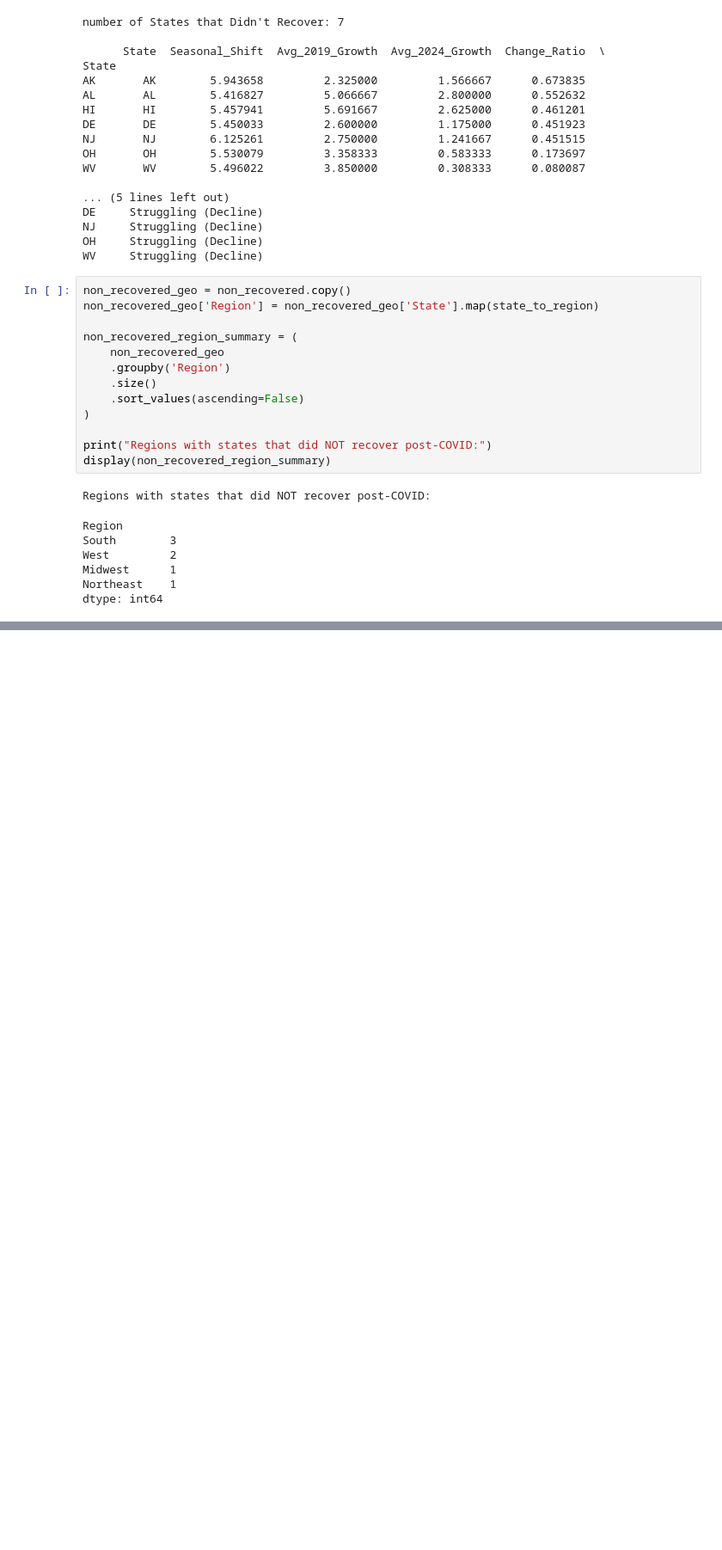
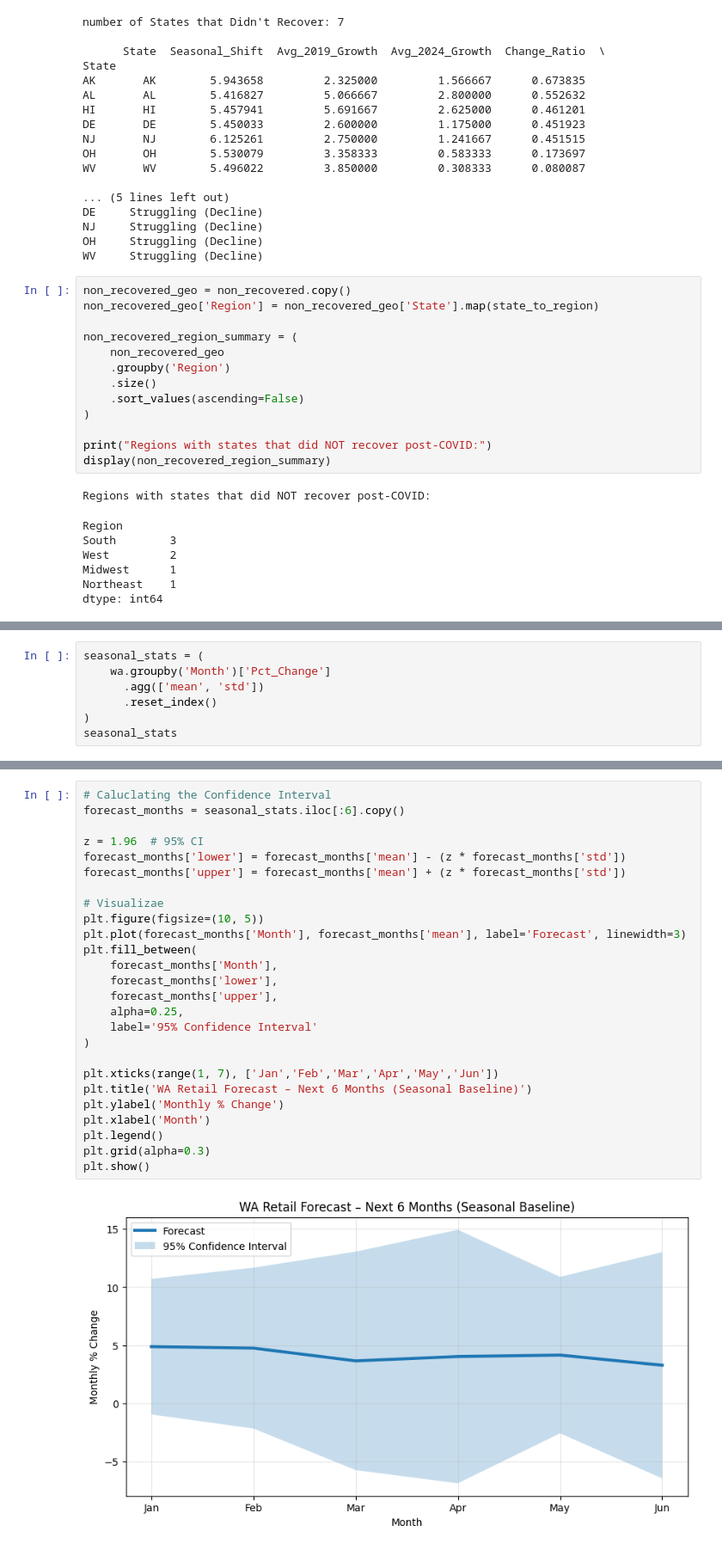
Before and after one commit to DiaHere/Food-and-Beverage-across-all-US-states-Analysis, a Jupyter notebook: covid_impact_on_food_&_beverage_analysis.ipynb, the cells around one changed output, grey strips where cells are left out. Shown at 86% size. Cells and saved outputs as stored; diff of their text form; blank space fills up the shorter version.

```diff
--- a/covid_impact_on_food_&_beverage_analysis.ipynb
+++ b/covid_impact_on_food_&_beverage_analysis.ipynb
@@ -498,0 +610,7 @@ dtype: int64
+# %%
+seasonal_stats = (
+    wa.groupby('Month')['Pct_Change']
+      .agg(['mean', 'std'])
+      .reset_index()
+)
+seasonal_stats
@@ -498,0 +631,28 @@ dtype: int64
+# %%
+# Caluclating the Confidence Interval
+forecast_months = seasonal_stats.iloc[:6].copy()
+
+z = 1.96  # 95% CI
+forecast_months['lower'] = forecast_months['mean'] - (z * forecast_months['std'])
+forecast_months['upper'] = forecast_months['mean'] + (z * forecast_months['std'])
+
+# Visualizae
+plt.figure(figsize=(10, 5))
+plt.plot(forecast_months['Month'], forecast_months['mean'], label='Forecast', linewidth=3)
+plt.fill_between(
+    forecast_months['Month'],
+    forecast_months['lower'],
+    forecast_months['upper'],
+    alpha=0.25,
+    label='95% Confidence Interval'
+)
+
+plt.xticks(range(1, 7), ['Jan','Feb','Mar','Apr','May','Jun'])
+plt.title('WA Retail Forecast – Next 6 Months (Seasonal Baseline)')
+plt.ylabel('Monthly % Change')
+plt.xlabel('Month')
+plt.legend()
+plt.grid(alpha=0.3)
+plt.show()
+# %% [output]
+[figure, added]
```
Also changed, not shown: parts of 17 cells of this notebook, 3 other files.
